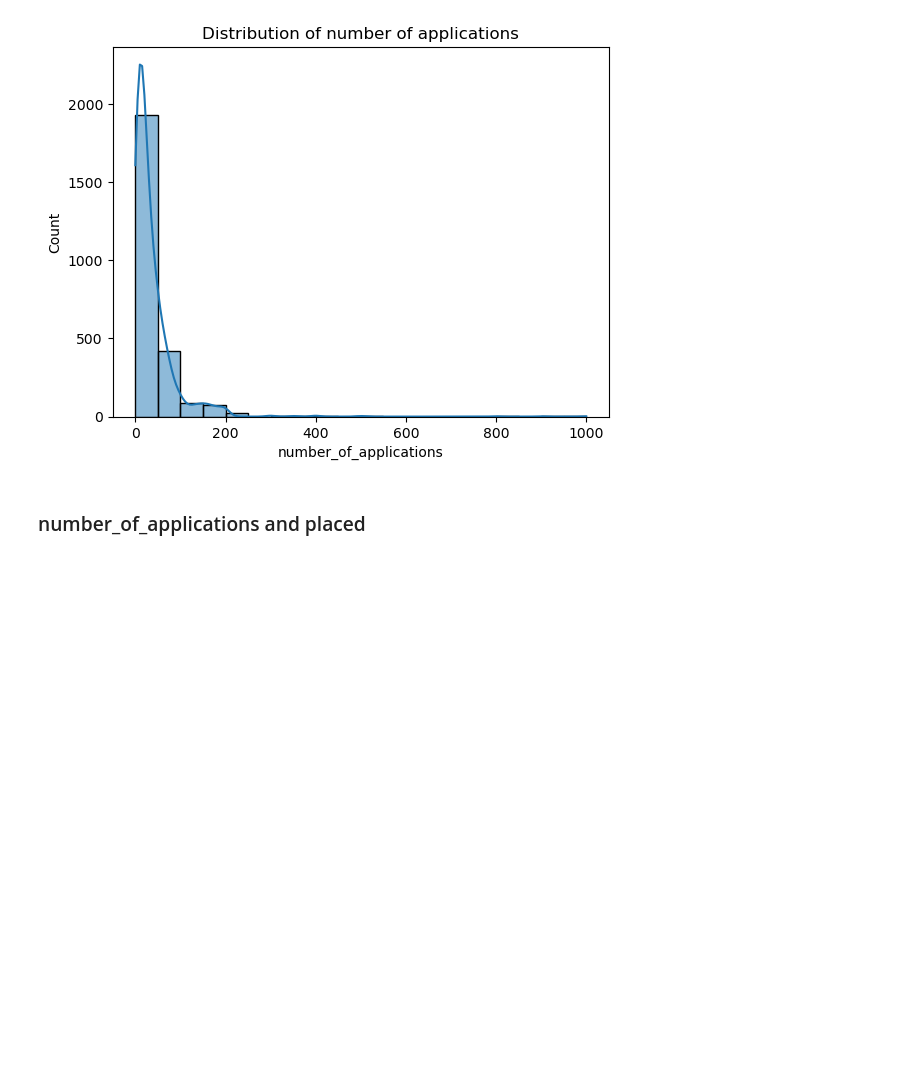
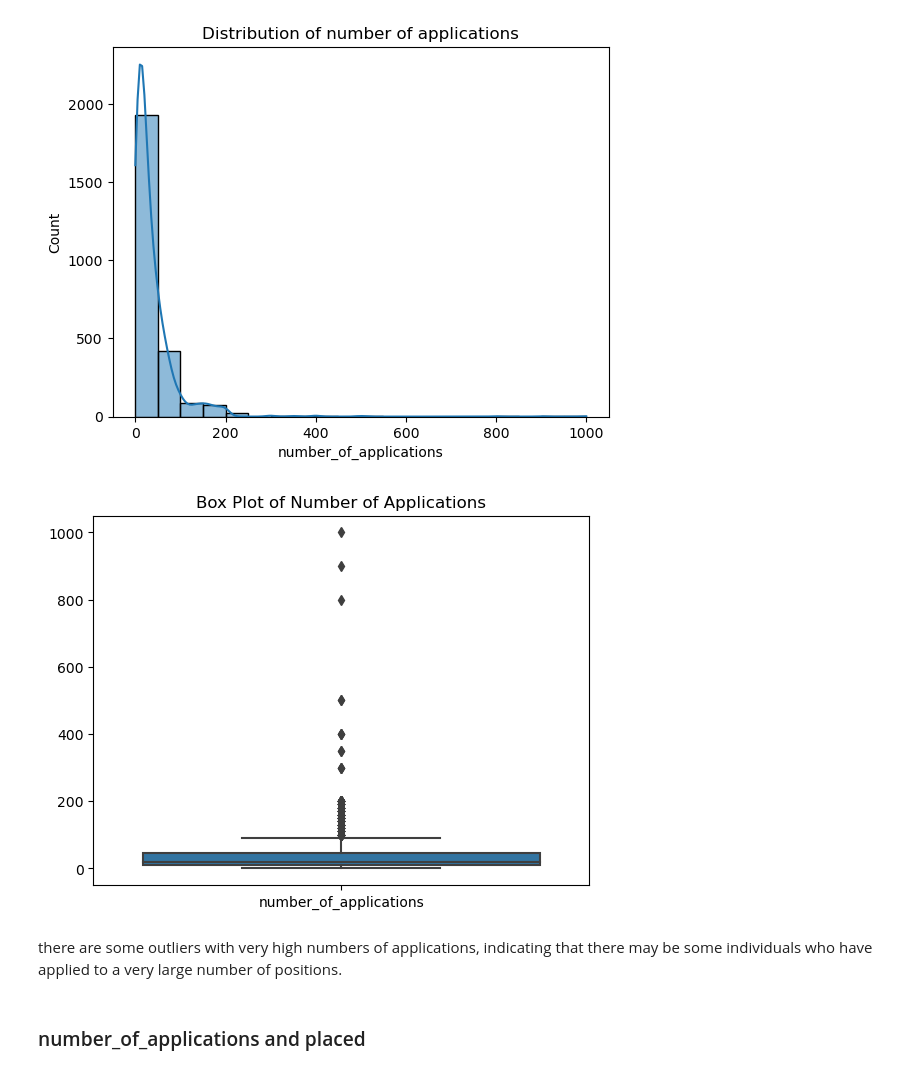
Before and after one commit to ilish65/Pathrise_project, a Jupyter notebook: visualization_pathrise.ipynb, the cells around one changed output. Cells and saved outputs as stored; diff of their text form; code cells hidden in the pictures; blank space fills up the shorter version.

```diff
--- a/visualization_pathrise.ipynb
+++ b/visualization_pathrise.ipynb
@@ -463,6 +485,22 @@ plt.title('Distribution of number of applications')
 plt.show()
 # %% [output]
 [figure]
+# %%
+data = df[['number_of_applications']]
+
+# Create a box plot
+sns.boxplot(data=data)
+
+# Set labels and title
+#plt.xlabel('Number of Applications')
+plt.title('Box Plot of Number of Applications')
+
+# Show the plot
+plt.show()
+# %% [output]
+[figure, added]
+# %% [markdown]
+there are some outliers with very high numbers of applications, indicating that there may be some individuals who have applied to a very large number of positions.
 # %% [markdown]
 ### number_of_applications and placed
 # %%
```
Also changed, not shown: parts of 16 cells of this notebook.
